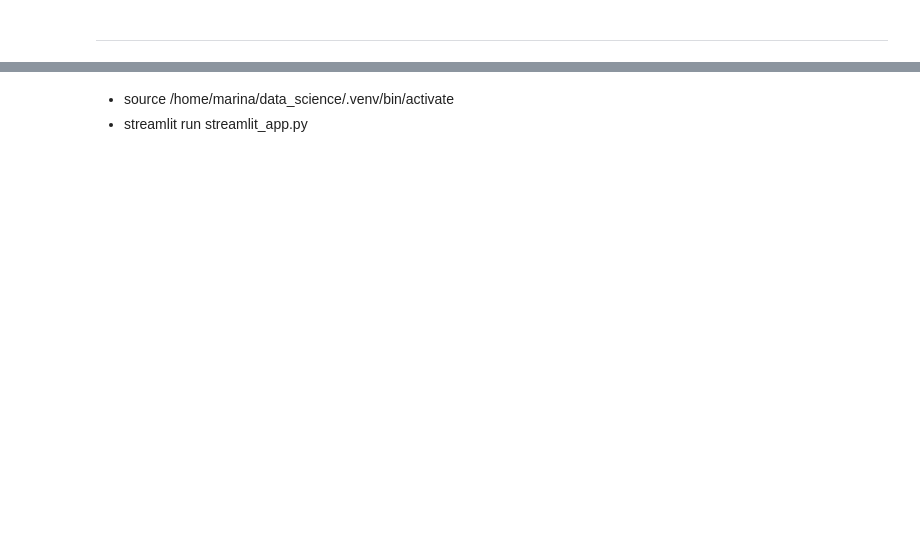
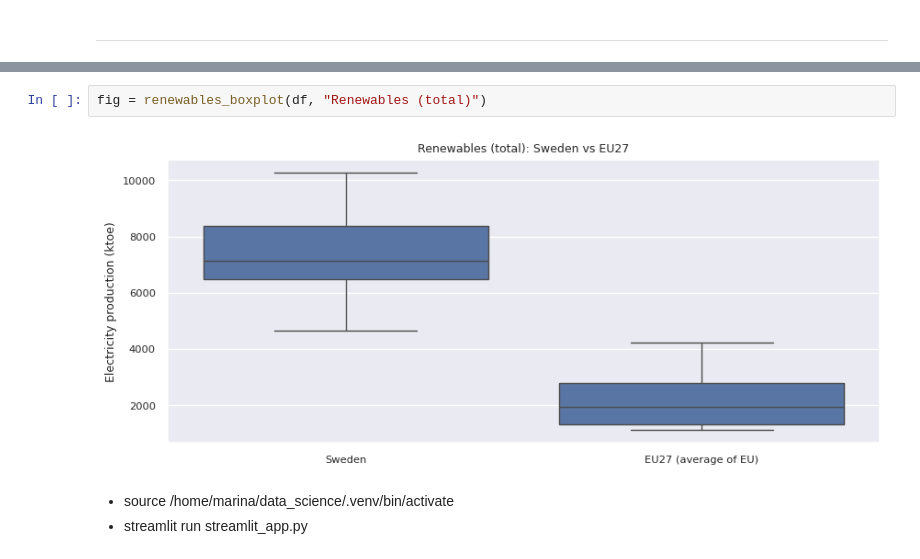
Before and after one commit to MarinaNakamura-blip/energy_project, a Jupyter notebook: tidy_data.ipynb, the cells around one changed output, grey strips where cells are left out. Cells and saved outputs as stored; diff of their text form; blank space fills up the shorter version.

```diff
--- a/tidy_data.ipynb
+++ b/tidy_data.ipynb
@@ -183,3 +208,7 @@ df_long["energy_code"].unique()
+# %%
+fig = renewables_boxplot(df, "Renewables (total)")
+# %% [output]
+[figure, added]
 # %% [markdown]
 * source /home/marina/data_science/.venv/bin/activate
 * streamlit run streamlit_app.py
```
Also changed, not shown: parts of 11 cells of this notebook, 4 other files.
